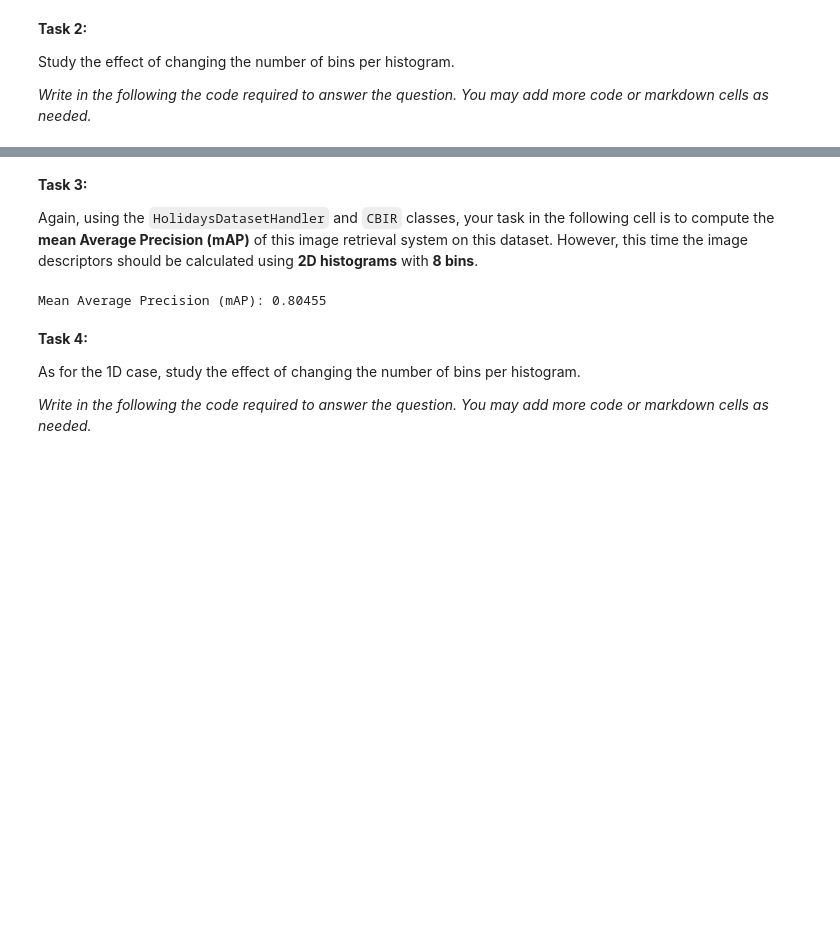
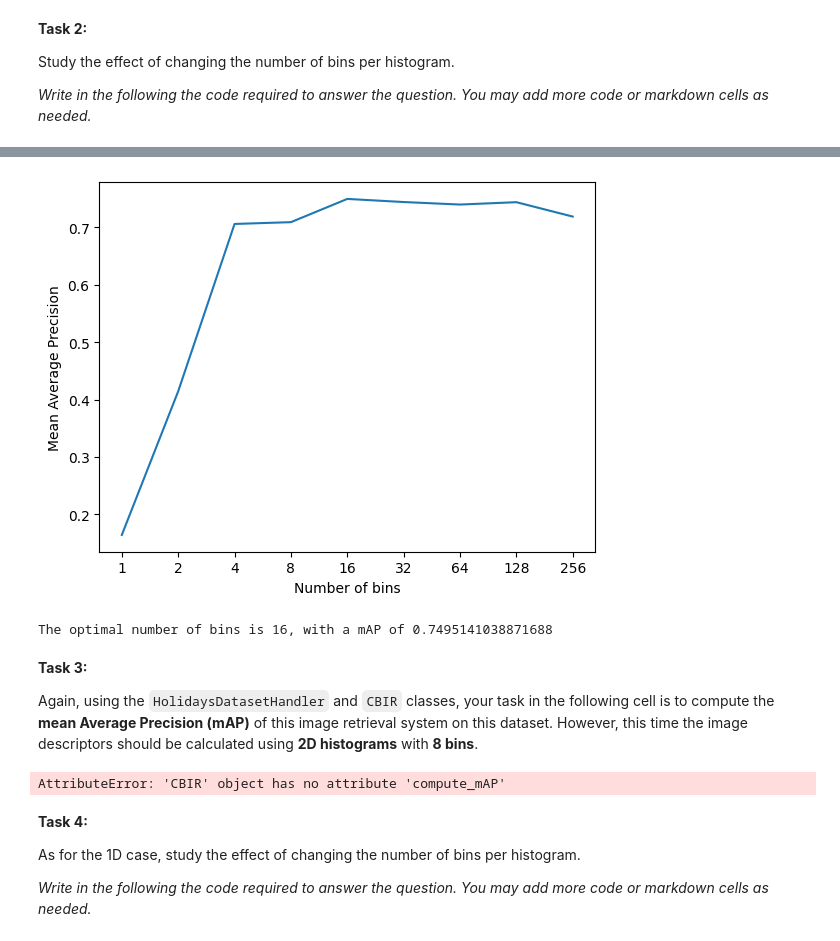
Before and after one commit to Frankwii/IIRBC_assignment1, a Jupyter notebook: 11762_Image_Description.ipynb, the cells around one changed output, grey strips where cells are left out. Drawn from its saved outputs; the diff is of its cells as text; code cells hidden in the pictures; blank space fills up the shorter version.

Commit message:
- Task 2 - Added a few comments for things to be resolved later: density=True on histograms and adding pictures to task 2

```diff
--- a/11762_Image_Description.ipynb
+++ b/11762_Image_Description.ipynb
@@ -239,3 +336,26 @@ Study the effect of changing the number of bins per histogram.
+# %%
+mAP_values = [0.0] * 9
+for k in range(9):
+    retriever = CBIR(
+        a1.compute_1d_color_hist,
+        bins_per_hist = 2**k
+    )
+
+    mAP_values[k]=retriever.compute_mAP(dataset)
+
+plt.plot(mAP_values)
+plt.xlabel("Number of bins")
+plt.ylabel("Mean Average Precision")
+plt.xticks(list(range(9)), labels = [2**k for k in range(9)])
+plt.show()
+
+optimal_k = np.argmax(mAP_values)
+print(f"The optimal number of bins is {2**optimal_k}, with a mAP of {mAP_values[optimal_k]}")
+
+# TODO: (Nota Frank) tal vez se pueda hacer como mas abajo y mostrar los histogramas para distintos valores de k
+# %% [output]
+[figure, added]
+The optimal number of bins is 16, with a mAP of 0.7495141038871688
 # %% [markdown]
 **Task 3:**
 
@@ -245,14 +365,14 @@ Again, using the `HolidaysDatasetHandler` and `CBIR` classes, your task in the f
 mAP_hist_2d = 0.0
 
 # YOUR CODE HERE
-cbir = a1.CBIR(a1.compute_2d_color_hist, bins_per_hist=8)
+cbir = CBIR(a1.compute_2d_color_hist, bins_per_hist=8)
 cbir.build_image_db(dataset.load_database_images())
 mAP_hist_2d = cbir.compute_mAP(dataset)
 # -----
 
 print('Mean Average Precision (mAP): %.5f' % mAP_hist_2d)
 # %% [output]
-Mean Average Precision (mAP): 0.80455
+AttributeError: 'CBIR' object has no attribute 'compute_mAP'
 # %% [markdown]
 **Task 4:**
 
```
Also changed, not shown: parts of 4 cells of this notebook, 1 other file.
